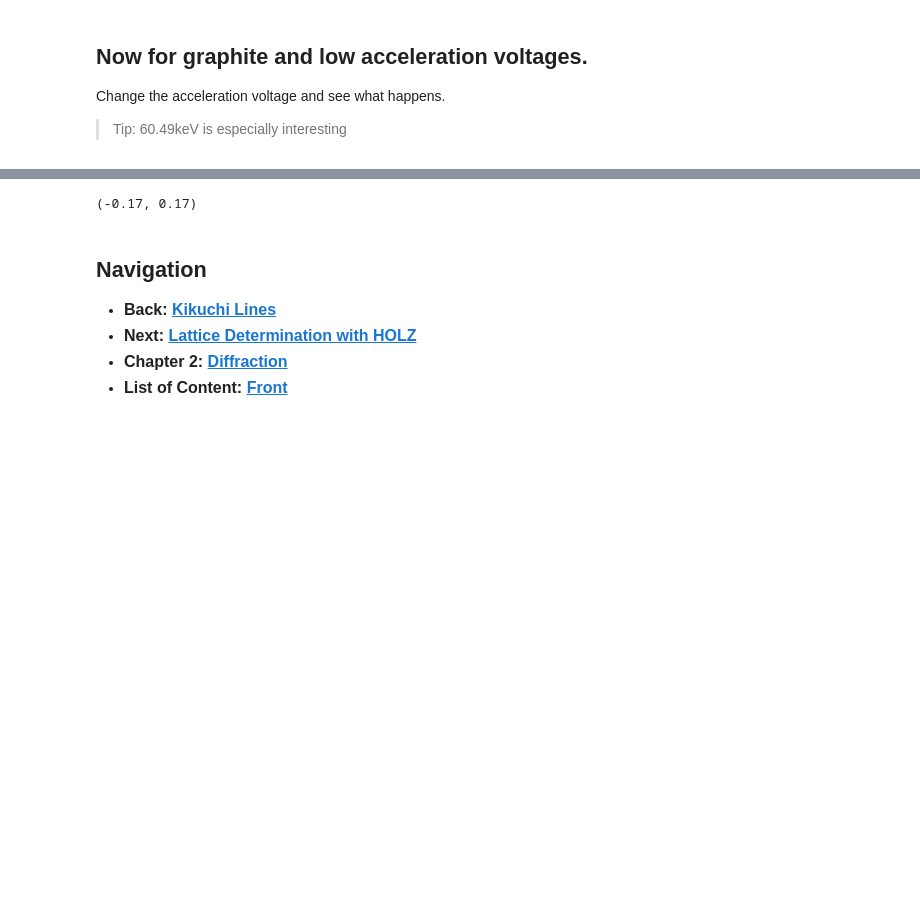
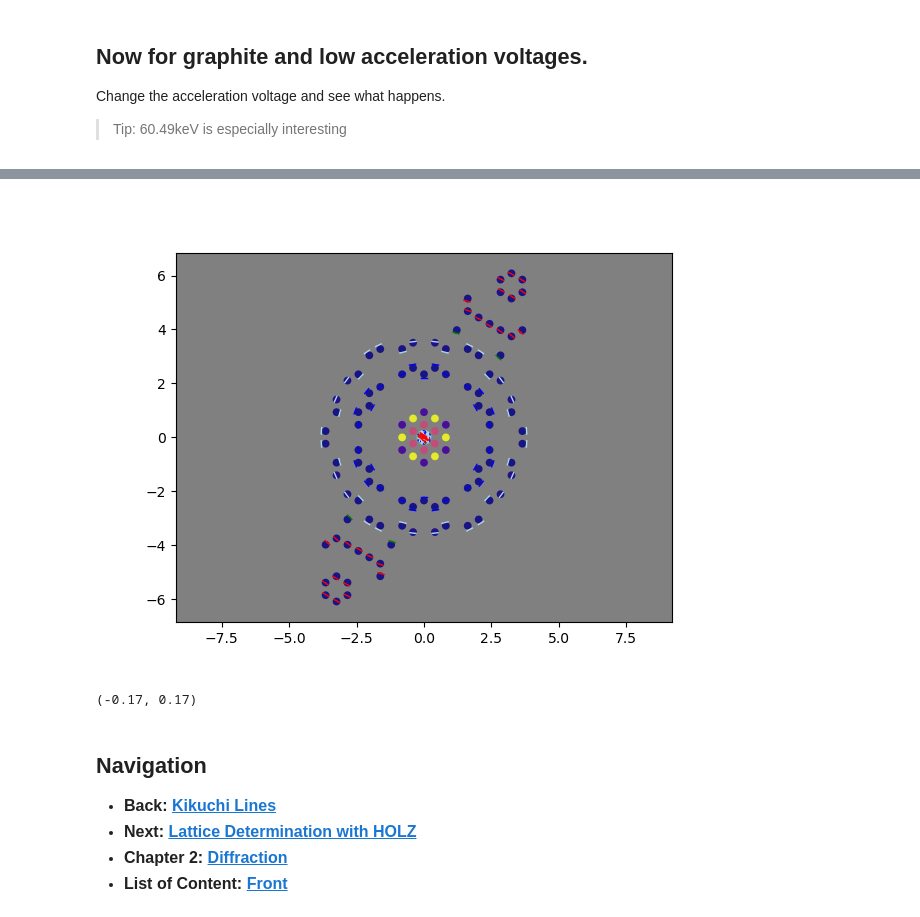
Before and after one commit to gduscher/MSE672-Introduction-to-TEM, a Jupyter notebook: Diffraction/CH2_11-HOLZ_Lines.ipynb, the cells around one changed output, grey strips where cells are left out. Saved outputs shown, nothing was run; the diff lists cells and outputs as text; code cells hidden in the pictures; blank space fills up the shorter version.

```diff
--- a/Diffraction/CH2_11-HOLZ_Lines.ipynb
+++ b/Diffraction/CH2_11-HOLZ_Lines.ipynb
@@ -340,7 +335,7 @@ Change the acceleration voltage and see what happens.
 
 # ----- Input -----------
 crystal_name = 'graphite'
-acceleration_voltage_V =  61.49 * 1000.0
+acceleration_voltage_V =  60.49 * 1000.0
 # -----------------------
 
 atoms = ks.structure_by_name(crystal_name)
@@ -374,3 +367,4 @@ plt.gca().set_ylim(-.17,.17)
+[figure, added]
 (-0.17, 0.17)
 # %% [markdown]
 ## Navigation
```
Also changed, not shown: parts of 7 cells of this notebook, 11 other files.
